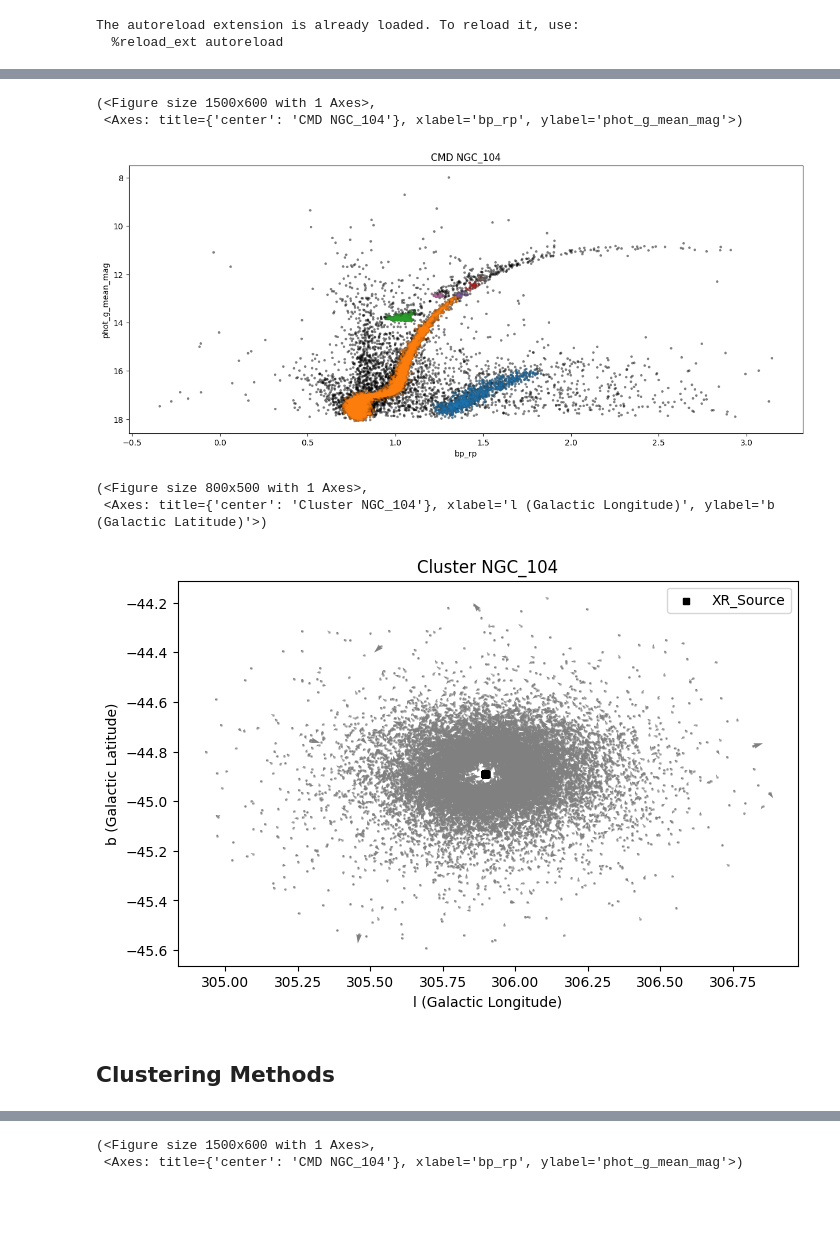
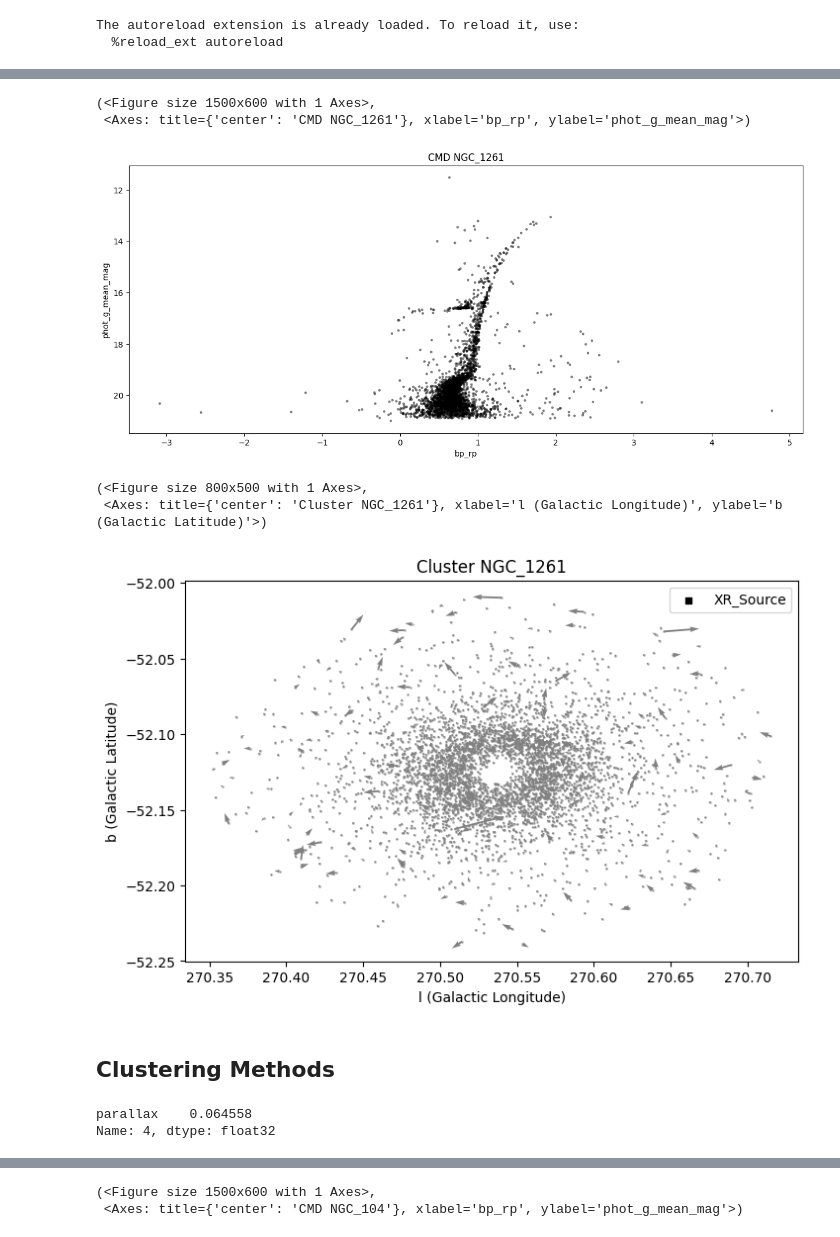
Before and after one commit to santhiperbolico/tfm-ucm-code, a Jupyter notebook: notebooks/memories/47_tucanae.ipynb, the cells around one changed output, grey strips where cells are left out. Drawn from its saved outputs; the diff is of its cells as text; code cells hidden in the pictures; blank space fills up the shorter version.

Commit message:
[IMBH-29] Jobs de descarga de clusters
Se ha implementado los jobs de descarga de los cúmulos globulares.

```diff
--- a/notebooks/memories/47_tucanae.ipynb
+++ b/notebooks/memories/47_tucanae.ipynb
@@ -18,13 +18,14 @@ if project_path not in sys.path:
 
 
 from hyper_velocity_stars_detection.sources.source import AstroMetricData
+from hyper_velocity_stars_detection.jobs.utils import read_baumgardt_catalog
 from hyper_velocity_stars_detection.globular_clusters import GlobularClusterAnalysis
 
-PATH = "../../data/report"
+PATH = "../../data/report_notebook"
 
 RADIUS_SCALE = 1
 CATALOG = "gaiadr3"
-FILTERS = {"ast_params_solved": 3, "ruwe": 1.4, "v_periods_used": 10}
+FILTERS = {"ast_params_solved": 3, "ruwe": 1.4, "v_periods_used": 10, "min_parallax": 0}
 # %% [output]
 The autoreload extension is already loaded. To reload it, use:
   %reload_ext autoreload
@@ -31,7 +52,7 @@ The autoreload extension is already loaded. To reload it, use:
 # %%
-CLUSTER_NAME = "ngc 104"
+CLUSTER_NAME = "ngc 1261"
 
-CACHE = True
+CACHE = False
 gc_object = None
 
 if CACHE:
@@ -71,13 +89,13 @@ Estimated number of noise points: 3496
 gc_object.plot_cmd()
 # %% [output]
 (<Figure size 1500x600 with 1 Axes>,
- <Axes: title={'center': 'CMD NGC_104'}, xlabel='bp_rp', ylabel='phot_g_mean_mag'>)
+ <Axes: title={'center': 'CMD NGC_1261'}, xlabel='bp_rp', ylabel='phot_g_mean_mag'>)
-[figure, old version]
+[figure, new version]
 # %%
-gc_object.plot_cluster(factor_size=15)
+gc_object.plot_cluster(factor_size=200)
 # %% [output]
 (<Figure size 800x500 with 1 Axes>,
- <Axes: title={'center': 'Cluster NGC_104'}, xlabel='l (Galactic Longitude)', ylabel='b (Galactic Latitude)'>)
+ <Axes: title={'center': 'Cluster NGC_1261'}, xlabel='l (Galactic Longitude)', ylabel='b (Galactic Latitude)'>)
-[figure, old version]
+[figure, new version]
 # %% [markdown]
 ## Clustering Methods
@@ -84 +107,6 @@ gc_object.plot_cluster(factor_size=15)
+# %%
+reference_cluster
+# %% [output]
+parallax    0.064558
+Name: 4, dtype: float32
 # %%
```
Also changed, not shown: parts of 5 cells of this notebook, 10 other files.
